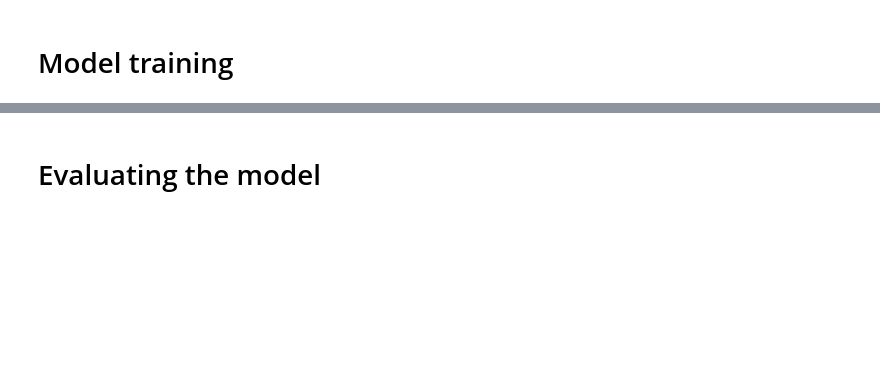
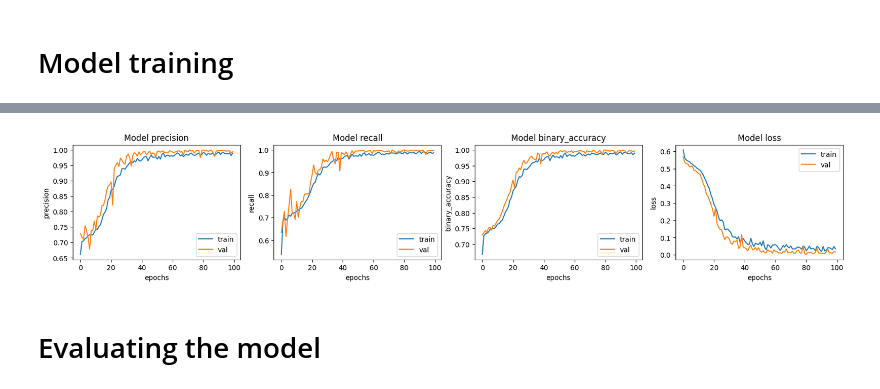
Before and after one commit to danifarre/pneumonia-detection, a Jupyter notebook: notebooks/simple_cnn.ipynb, the cells around one changed output, grey strips where cells are left out. Cells and saved outputs as stored; diff of their text form; code cells hidden in the pictures; blank space fills up the shorter version.

Commit message:
model changed

```diff
--- a/notebooks/simple_cnn.ipynb
+++ b/notebooks/simple_cnn.ipynb
@@ -42,7 +47,11 @@ plt.show()
 # Mdel definition
 # %%
 model = models.Sequential()
-model.add(layers.Conv2D(filters=32, activation='relu', kernel_size=3, padding='same', input_shape=(256, 256, 1)))
+
+model.add(layers.Conv2D(filters=16, activation='relu', kernel_size=3, padding='same', input_shape=(256, 256, 1)))
+model.add(layers.MaxPool2D(pool_size=2, strides=2, padding='valid'))
+
+model.add(layers.Conv2D(filters=32, activation="relu", kernel_size=3, padding="same"))
 model.add(layers.MaxPool2D(pool_size=2, strides=2, padding='valid'))
 
 model.add(layers.Conv2D(filters=64, activation="relu", kernel_size=3, padding="same"))
@@ -54,9 +63,6 @@ model.add(layers.MaxPool2D(pool_size=2, strides=2, padding='valid'))
 model.add(layers.Conv2D(filters=128, activation="relu", kernel_size=3, padding="same"))
 model.add(layers.MaxPool2D(pool_size=2, strides=2, padding='valid'))
 
-model.add(layers.Conv2D(filters=128, activation="relu", kernel_size=3, padding="same"))
-model.add(layers.MaxPool2D(pool_size=2, strides=2, padding='valid'))
-
 model.summary()
 # %% [output]
 Model: "sequential"
@@ -78,9 +84,9 @@ Non-trainable params: 0
 _________________________________________________________________
 # %%
 model.add(layers.Flatten())
-model.add(layers.Dense(512, activation='relu'))
-model.add(layers.Dropout(0.2))
-model.add(layers.Dropout(0.2))
+model.add(layers.Dense(256, activation='relu'))
+model.add(layers.Dropout(0.5))
+model.add(layers.Dropout(0.5))
 model.add(layers.Dense(1, activation='sigmoid'))
 
 model.summary()
@@ -105,9 +111,14 @@ _________________________________________________________________
 # %%
 model.compile(optimizer='adam',
               loss="binary_crossentropy",
-              metrics=["binary_accuracy"])
+              metrics=['binary_accuracy',
+        tf.keras.metrics.Precision(name='precision'),
+        tf.keras.metrics.Recall(name='recall')])
 # %% [markdown]
 # Model training
 # %%
-history = model.fit(x_train, y_train, epochs=15)
+history = model.fit(x=x_train,
+                    y=y_train,
+                    validation_data=(x_train, y_train),
+                    epochs=30)
 # %% [output]
@@ -131,3 +142,18 @@ Epoch 15/15
+# %%
+fig, ax = plt.subplots(1, 4, figsize=(20, 3))
+ax = ax.ravel()
+
+for i, met in enumerate(['precision', 'recall', 'binary_accuracy', 'loss']):
+    ax[i].plot(history.history[met])
+    ax[i].plot(history.history['val_' + met])
+    ax[i].set_title('Model {}'.format(met))
+    ax[i].set_xlabel('epochs')
+    ax[i].set_ylabel(met)
+    ax[i].legend(['train', 'val'])
+
+plt.show()
+# %% [output]
+[figure, added]
 # %%
 del x_train
 del y_train
```
Also changed, not shown: parts of 11 cells of this notebook.
